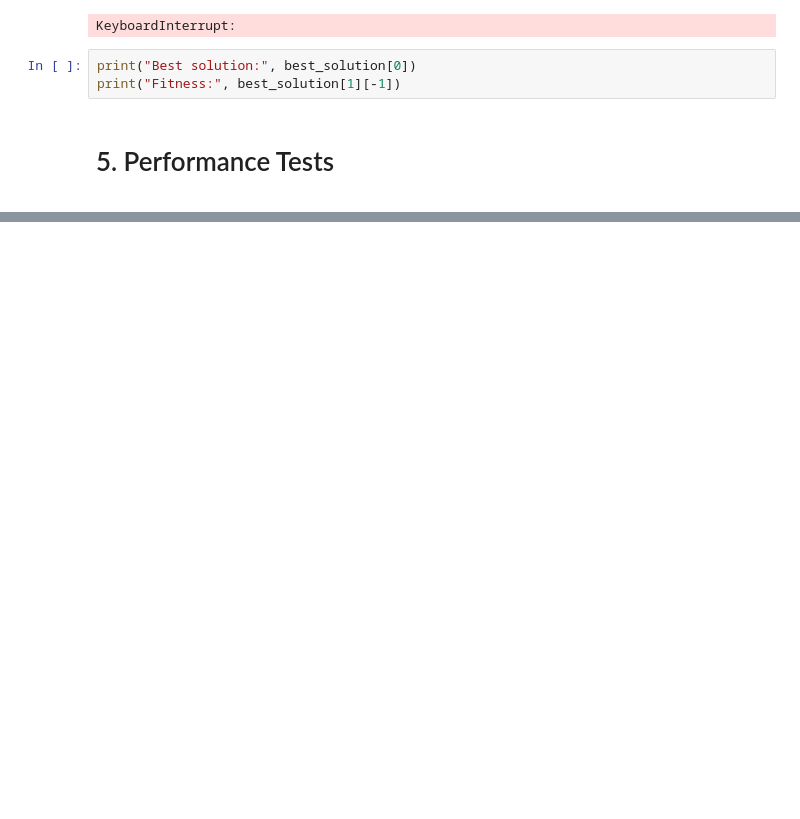
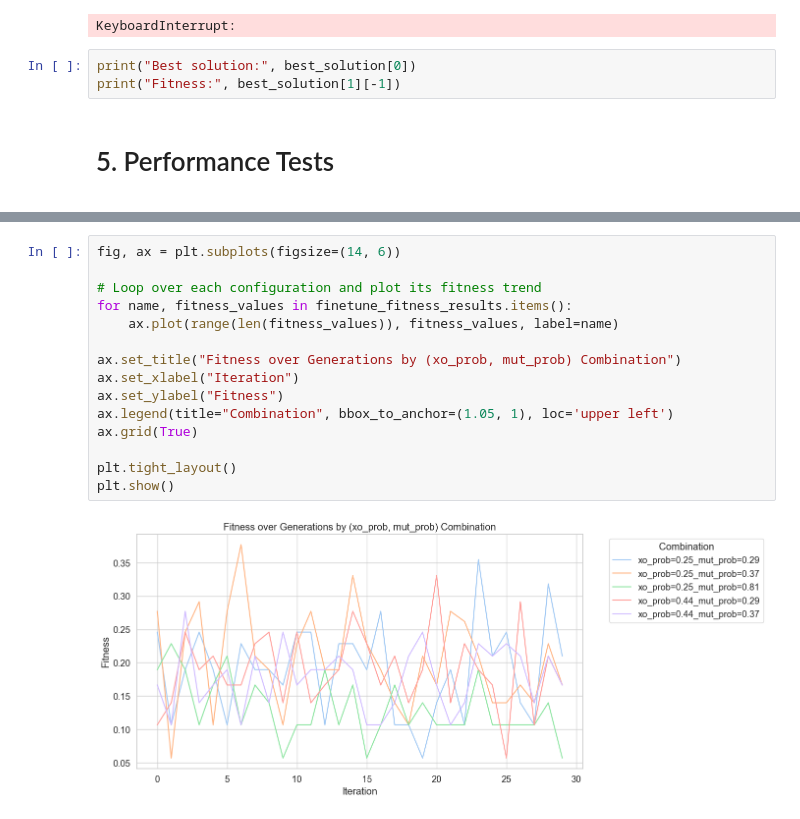
Before and after one commit to Dumendes10/CIFO_24_25_Group_AM, a Jupyter notebook: main.ipynb, the cells around one changed output, grey strips where cells are left out. Drawn from its saved outputs; the diff is of its cells as text; blank space fills up the shorter version.

```diff
--- a/main.ipynb
+++ b/main.ipynb
@@ -232,0 +329,17 @@ print("Fitness:", best_solution[1][-1])
+# %%
+fig, ax = plt.subplots(figsize=(14, 6))
+
+# Loop over each configuration and plot its fitness trend
+for name, fitness_values in finetune_fitness_results.items():
+    ax.plot(range(len(fitness_values)), fitness_values, label=name)
+
+ax.set_title("Fitness over Generations by (xo_prob, mut_prob) Combination")
+ax.set_xlabel("Iteration")
+ax.set_ylabel("Fitness")
+ax.legend(title="Combination", bbox_to_anchor=(1.05, 1), loc='upper left')
+ax.grid(True)
+
+plt.tight_layout()
+plt.show()
+# %% [output]
+[figure, added]
```
Also changed, not shown: parts of 17 cells of this notebook.
